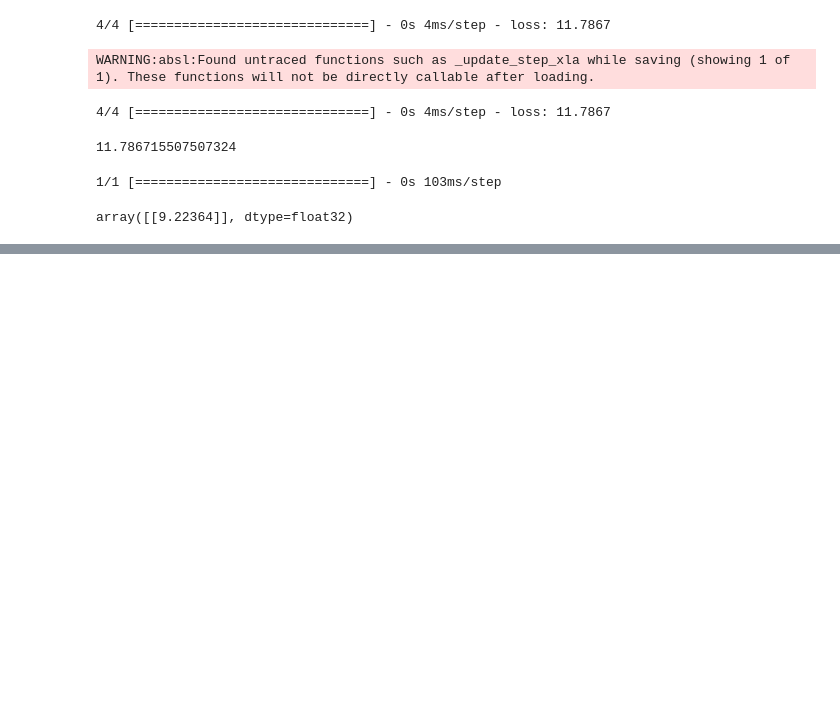
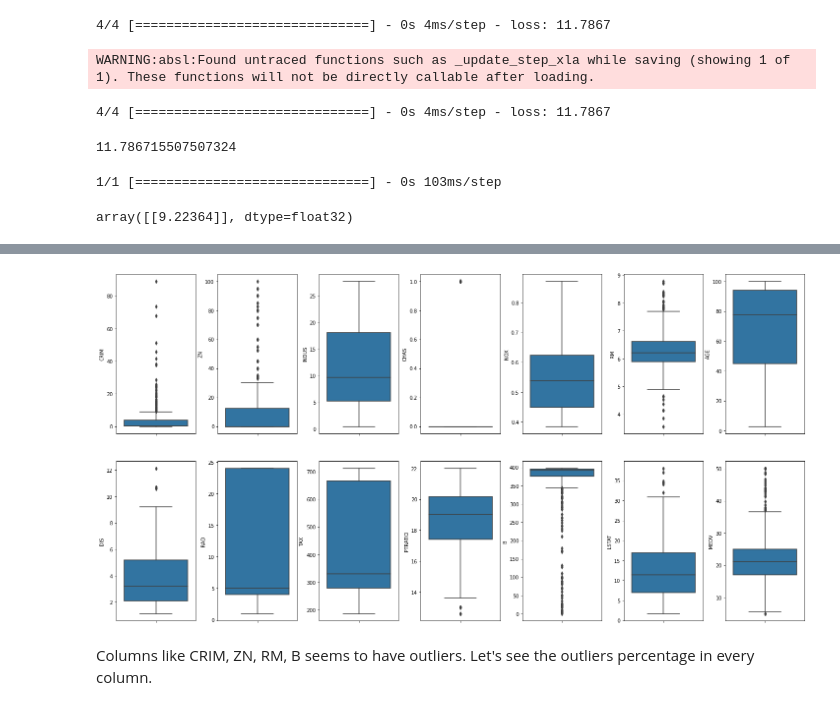
Before and after one commit to makhmudjumanazarov/Boston_housing, a Jupyter notebook: Boston Housing.ipynb, the cells around one changed output, grey strips where cells are left out. Cells and saved outputs as stored; diff of their text form; code cells hidden in the pictures; blank space fills up the shorter version.

```diff
--- a/Boston Housing.ipynb
+++ b/Boston Housing.ipynb
@@ -93,0 +106,8 @@ array([[9.22364]], dtype=float32)
+# %%
+df_test_target  = pd.DataFrame(data[1][1], columns = ['MEDV'])
+# %%
+df1 = pd.concat([df_train, df_test], axis = 0, ignore_index=True)
+# %%
+target = pd.concat([df_train_target, df_test_target], axis = 0, ignore_index = True)
+# %%
+df = pd.concat([df1, target], axis = 1)
@@ -93,0 +141,12 @@ array([[9.22364]], dtype=float32)
+# %%
+fig, ax = plt.subplots(ncols=7, nrows=2, figsize = (20, 10))
+index = 0
+ax = ax.flatten()
+for a, b in df.items():
+  sns.boxplot(y = a, data = df, ax = ax[index])
+  index = index + 1
+fig.tight_layout(pad=0.4, w_pad=0.5, h_pad=5.0)
+# %% [output]
+[figure, added]
+# %% [markdown]
+Columns like CRIM, ZN, RM, B seems to have outliers. Let's see the outliers percentage in every column.
```
Also changed, not shown: parts of 34 cells of this notebook.
